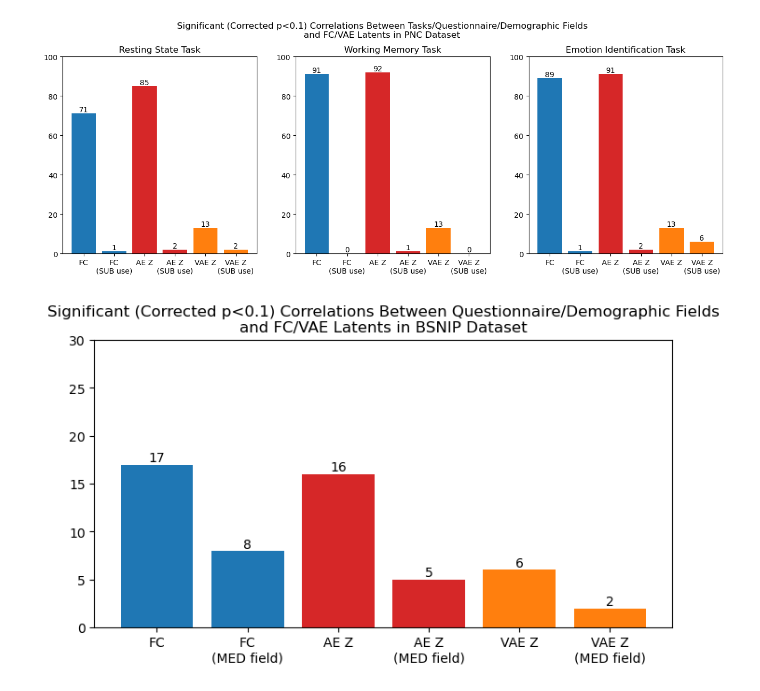
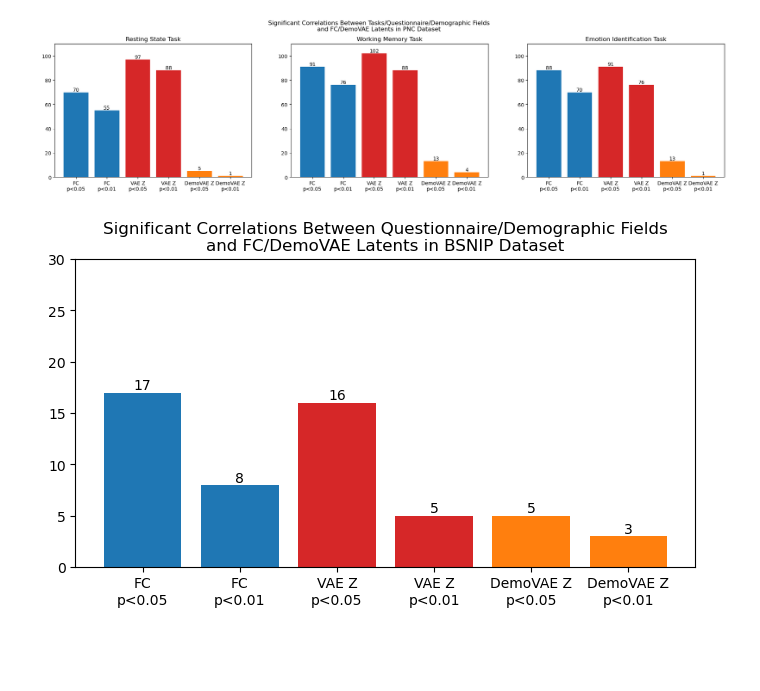
Before and after one commit to aorliche/PNC, a Jupyter notebook: ContrastiveLearningTwo/ContrastiveLearningTwo11Figures2.ipynb, the cells around one changed output. Saved outputs shown, nothing was run; the diff lists cells and outputs as text; code cells hidden in the pictures; blank space fills up the shorter version.

Commit message:
Updated CL-VAE, regular VAE latents not as good as last time

```diff
--- a/ContrastiveLearningTwo/ContrastiveLearningTwo11Figures2.ipynb
+++ b/ContrastiveLearningTwo/ContrastiveLearningTwo11Figures2.ipynb
@@ -1,39 +1,39 @@
 # %%
 import matplotlib.pyplot as plt
 
-fig, ax = plt.subplots(1,3,figsize=(16,5))
+fig, ax = plt.subplots(1,3,figsize=(24,5))
 
 fields = 169
 
-cats = ['FC', 'FC\n(SUB use)', 'AE Z', 'AE Z\n(SUB use)', 'VAE Z', 'VAE Z\n(SUB use)']
-rest_counts = [71, 1, 85, 2, 13, 2]
-nback_counts = [91, 0, 92, 1, 13, 0]
-emoid_counts = [89, 1, 91, 2, 13, 6]
+cats = ['FC\np<0.05', 'FC\np<0.01', 'VAE Z\np<0.05', 'VAE Z\np<0.01', 'DemoVAE Z\np<0.05', 'DemoVAE Z\np<0.01']
+rest_counts = [70, 55, 97, 88, 5, 1]
+nback_counts = [91, 76, 102, 88, 13, 4]
+emoid_counts = [88, 70, 91, 76, 13, 1]
 bar_colors = ['tab:blue', 'tab:blue', 'tab:red', 'tab:red', 'tab:orange', 'tab:orange']
 
 p = ax[0].bar(cats, rest_counts, color=bar_colors)
 ax[0].bar_label(p, label_type='edge')
 ax[0].set_title('Resting State Task')
-ax[0].set_ylim([0,100])
+ax[0].set_ylim([0,110])
 
 p = ax[1].bar(cats, nback_counts, color=bar_colors)
 ax[1].bar_label(p, label_type='edge')
 ax[1].set_title('Working Memory Task')
-ax[1].set_ylim([0,100])
+ax[1].set_ylim([0,110])
 
 p = ax[2].bar(cats, emoid_counts, color=bar_colors)
 ax[2].bar_label(p, label_type='edge')
 ax[2].set_title('Emotion Identification Task')
-ax[2].set_ylim([0,100])
+ax[2].set_ylim([0,110])
 
 fig.subplots_adjust(top=0.85)
 
-fig.suptitle('Significant (Corrected p<0.1) Correlations Between Tasks/Questionnaire/Demographic Fields\nand FC/VAE Latents in PNC Dataset')
+fig.suptitle('Significant Correlations Between Tasks/Questionnaire/Demographic Fields\nand FC/DemoVAE Latents in PNC Dataset')
 fig.show()
 
 fig.savefig('/home/anton/Documents/Tulane/Research/Work/CL-VAE/pnc-fc-z-corr2.pdf')
 # %% [output]
-[figure, old version]
+[figure, new version]
 # %%
 import matplotlib.pyplot as plt
 
@@ -41,16 +41,16 @@ fig, ax = plt.subplots(1,1,figsize=(8,4))
 
 fields = 30
 
-cats = ['FC', 'FC\n(MED field)', 'AE Z', 'AE Z\n(MED field)', 'VAE Z', 'VAE Z\n(MED field)']
-counts = [17, 8, 16, 5, 6, 2]
+cats = ['FC\np<0.05', 'FC\np<0.01', 'VAE Z\np<0.05', 'VAE Z\np<0.01', 'DemoVAE Z\np<0.05', 'DemoVAE Z\np<0.01']
+counts = [17, 8, 16, 5, 5, 3]
 bar_colors = ['tab:blue', 'tab:blue', 'tab:red', 'tab:red', 'tab:orange', 'tab:orange']
 
 p = ax.bar(cats, counts, color=bar_colors)
 ax.bar_label(p, label_type='edge')
-ax.set_title('Significant (Corrected p<0.1) Correlations Between Questionnaire/Demographic Fields\nand FC/VAE Latents in BSNIP Dataset')
+ax.set_title('Significant Correlations Between Questionnaire/Demographic Fields\nand FC/DemoVAE Latents in BSNIP Dataset')
 ax.set_ylim([0,30])
 
 fig.show()
 fig.savefig('/home/anton/Documents/Tulane/Research/Work/CL-VAE/bsnip-fc-z-corr2.pdf')
 # %% [output]
-[figure, old version]
+[figure, new version]
```
Also changed, not shown: parts of 1 cell of this notebook, 4 other files.
